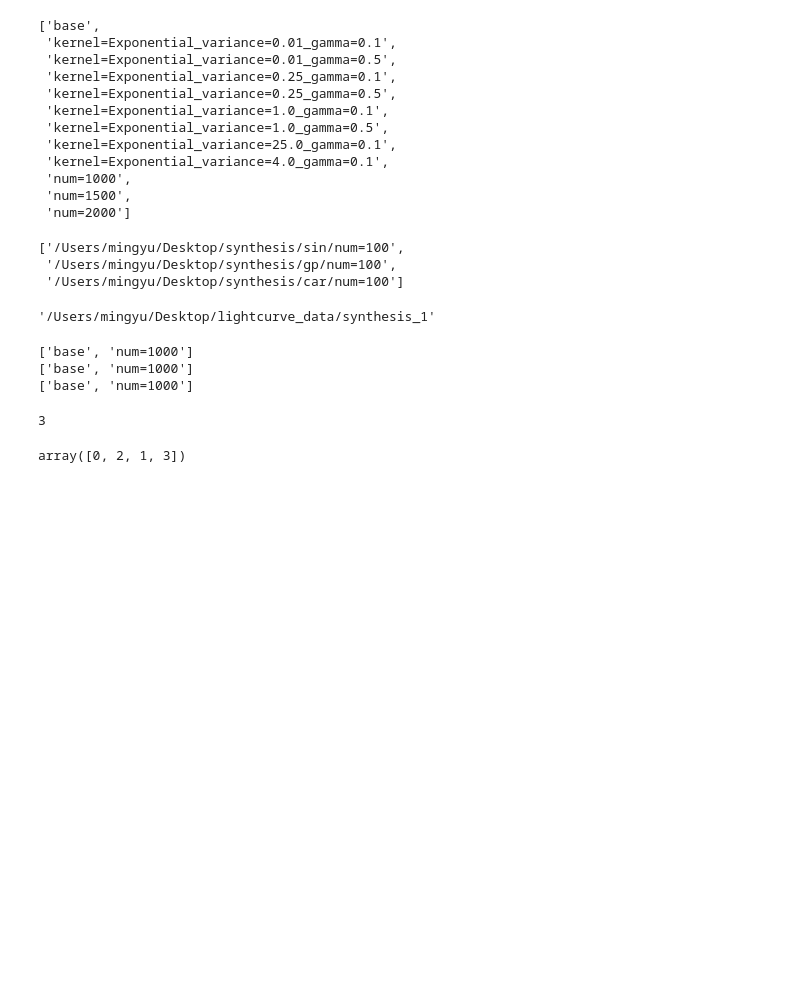
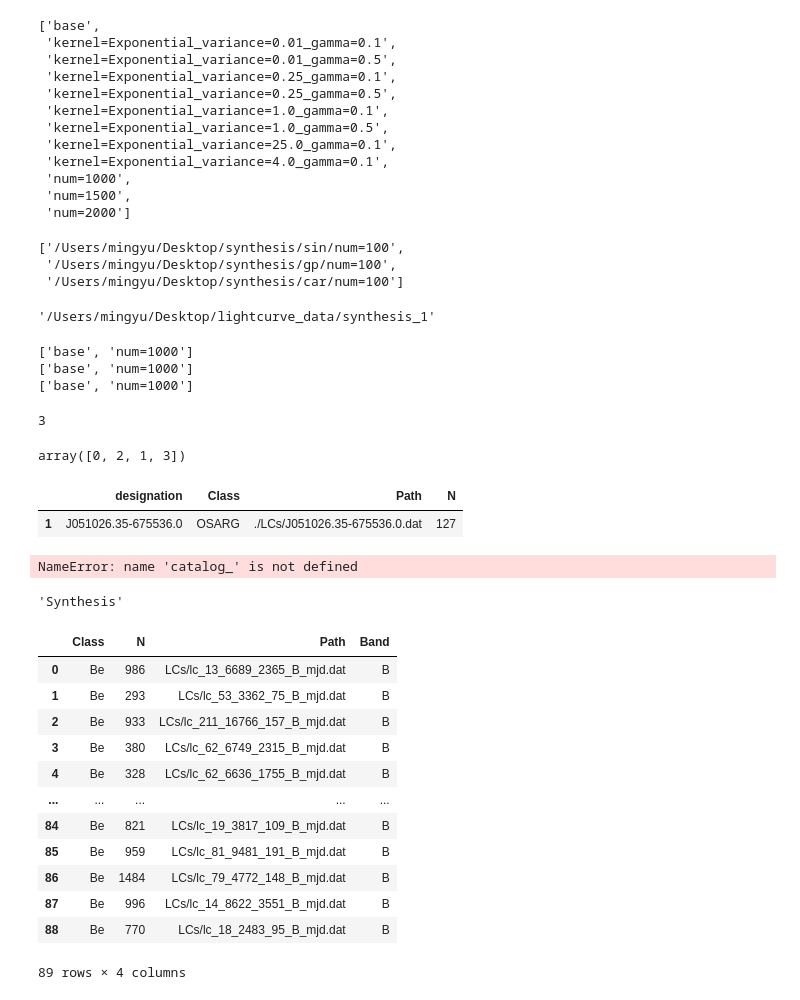
Before and after one commit to JerryLiuMY/transformer_astro, a Jupyter notebook: data.ipynb, the cells around one changed output. Saved outputs shown, nothing was run; the diff lists cells and outputs as text; code cells hidden in the pictures; blank space fills up the shorter version.

```diff
--- a/data.ipynb
+++ b/data.ipynb
@@ -457,0 +461,5 @@ array([0, 2, 1, 3])
+# %%
+catalog.iloc[1:2, :]
+# %% [output]
+|  | designation | Class | Path | N |
+| 1 | J051026.35-675536.0 | OSARG | ./LCs/J051026.35-675536.0.dat | 127 |
@@ -457,0 +478,12 @@ array([0, 2, 1, 3])
+# %%
+catalog_.loc[np.random.choice(catalog_.index, int(np.shape(catalog_)[0] * 0.7))]
+# %% [output]
+NameError: name 'catalog_' is not defined
+# %%
+dataset = 'Synthesis_0'
+dataset.split('_')[0]
+# %% [output]
+'Synthesis'
+# %%
+from tools.data_tools import load_catalog
+train_catalog = load_catalog('MACHO', 'train')
@@ -457,0 +494,16 @@ array([0, 2, 1, 3])
+# %%
+train_catalog[train_catalog['Class']=='Be']
+# %% [output]
+|  | Class | N | Path | Band |
+| 0 | Be | 986 | LCs/lc_13_6689_2365_B_mjd.dat | B |
+| 1 | Be | 293 | LCs/lc_53_3362_75_B_mjd.dat | B |
+| 2 | Be | 933 | LCs/lc_211_16766_157_B_mjd.dat | B |
+| 3 | Be | 380 | LCs/lc_62_6749_2315_B_mjd.dat | B |
+| 4 | Be | 328 | LCs/lc_62_6636_1755_B_mjd.dat | B |
+| ... | ... | ... | ... | ... |
+| 84 | Be | 821 | LCs/lc_19_3817_109_B_mjd.dat | B |
+| 85 | Be | 959 | LCs/lc_81_9481_191_B_mjd.dat | B |
+| 86 | Be | 1484 | LCs/lc_79_4772_148_B_mjd.dat | B |
+| 87 | Be | 996 | LCs/lc_14_8622_3551_B_mjd.dat | B |
+| 88 | Be | 770 | LCs/lc_18_2483_95_B_mjd.dat | B |
+89 rows × 4 columns
```
Also changed, not shown: parts of 6 cells of this notebook, 9 other files.
